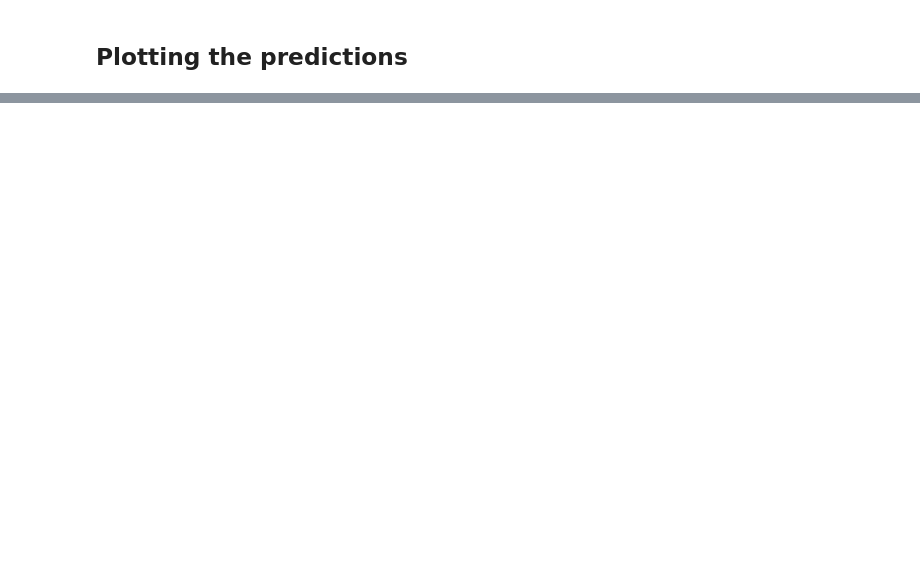
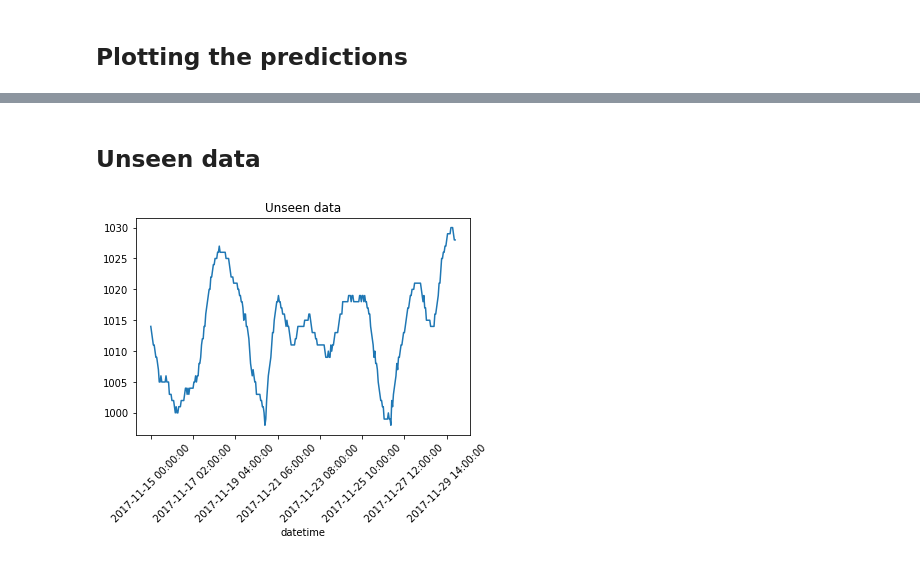
Before and after one commit to kfern/jupyterml, a Jupyter notebook: basics/time_series/time-series-prediction-with-keras-for-beginners-pressure.ipynb, the cells around one changed output, grey strips where cells are left out. Cells and saved outputs as stored; diff of their text form; code cells hidden in the pictures; blank space fills up the shorter version.

```diff
--- a/basics/time_series/time-series-prediction-with-keras-for-beginners-pressure.ipynb
+++ b/basics/time_series/time-series-prediction-with-keras-for-beginners-pressure.ipynb
@@ -248,0 +241,8 @@ plt.show()
+# %% [markdown]
+## Unseen data
+# %%
+df_unseen['pressure'].plot(title='Unseen data')
+plt.xticks(rotation=45)
+plt.show()
+# %% [output]
+[figure, added]
```
Also changed, not shown: parts of 11 cells of this notebook.
